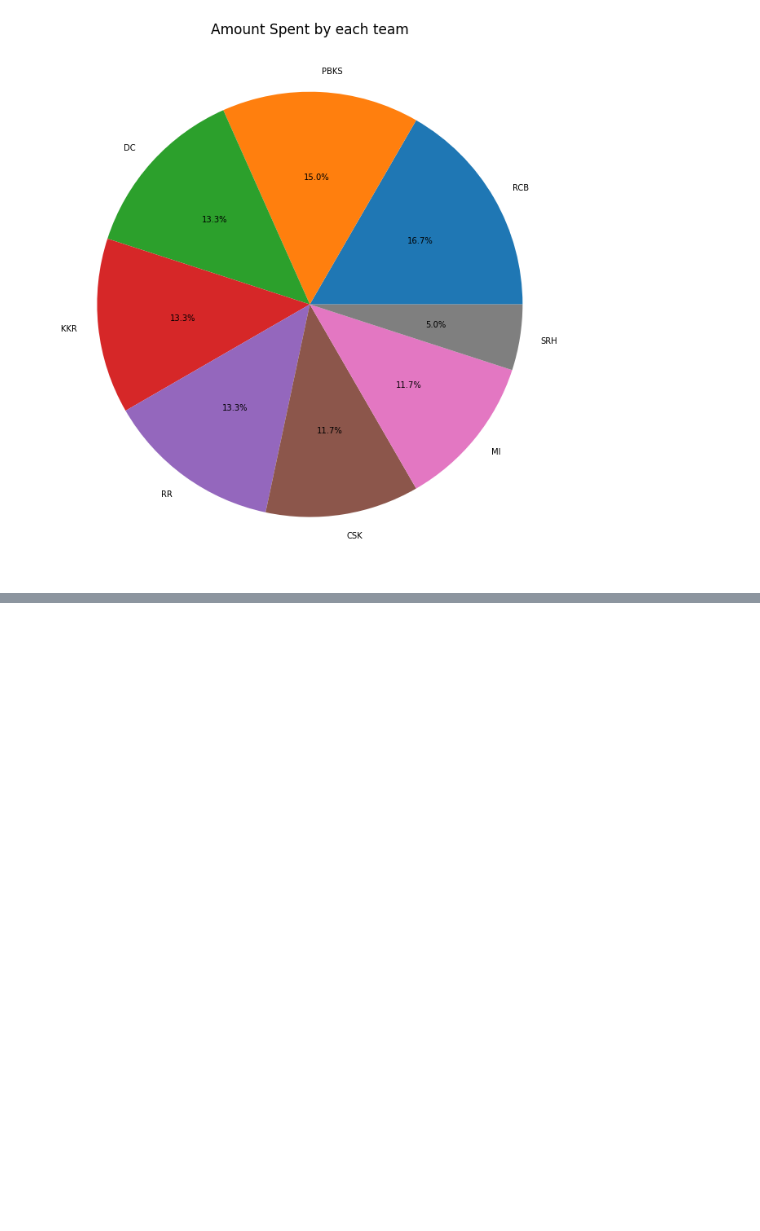
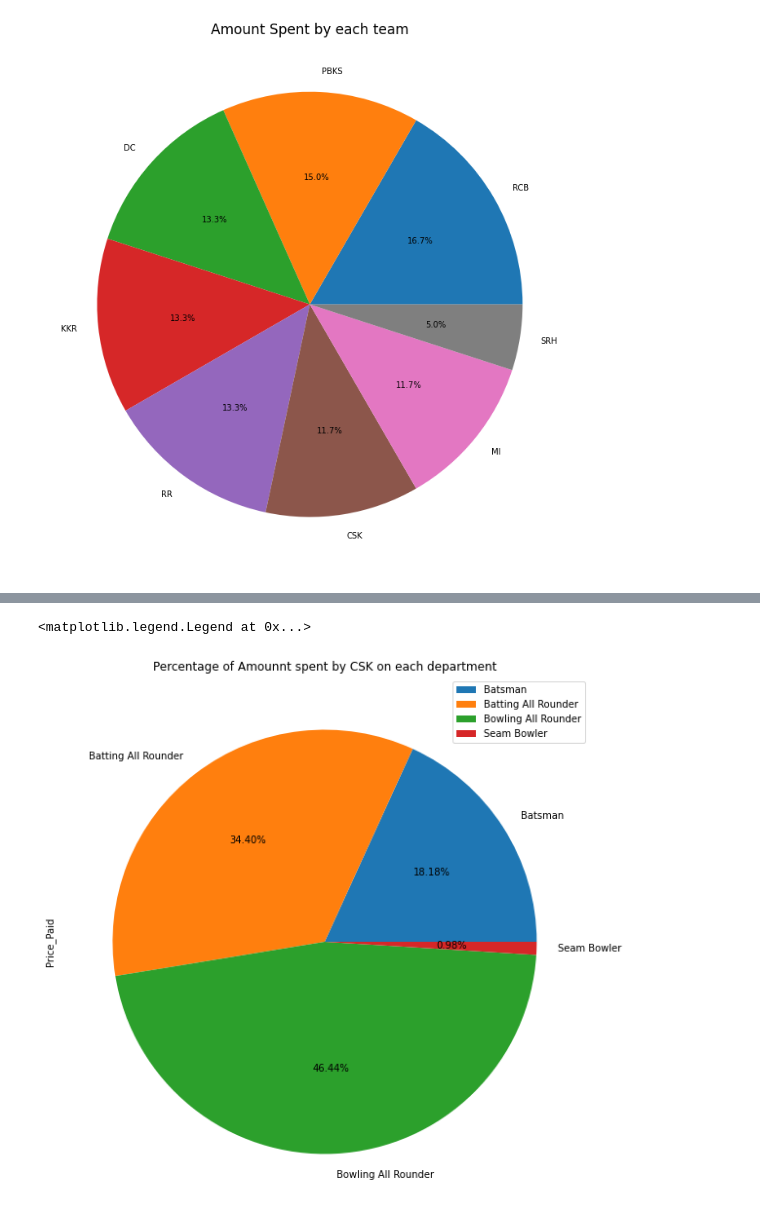
Before and after one commit to pkar151001/Project1_IPL, a Jupyter notebook: #Project_IPL_1.ipynb, the cells around one changed output, grey strips where cells are left out. Saved outputs shown, nothing was run; the diff lists cells and outputs as text; code cells hidden in the pictures; blank space fills up the shorter version.

```diff
--- a/#Project_IPL_1.ipynb
+++ b/#Project_IPL_1.ipynb
@@ -74,3 +39,3 @@ memory usage: 5.8+ KB
 # %%
-data2=pd.read_csv("./PROJECT_IPL_1_Edited.csv")
+data=pd.read_csv("./PROJECT_IPL_1_Edited.csv")
 # %%
@@ -120 +67,3 @@ data2.rename(columns={'Player Name':'Player_Name','Base Price (in Lakhs Rupees)'
+# %%
+data.loc[data["Role"] == "Fast Bowler", "Role"] = "Seam Bowler"
 # %%
@@ -152,2 +103,3 @@ Text(0.5, 1.0, 'Amount Spent by each team')
 # %%
-gro=data2.groupby('Bought by')
+csk=data.groupby('Bought_by').get_group('CSK')
+csk
@@ -154,2 +114,0 @@ gro=data2.groupby('Bought by')
-# %%
-csk=gro.get_group('CSK')
@@ -183,0 +228,7 @@ Name: Price Paid (in Lakhs Rupees), dtype: int64
+# %%
+#Amount Distribution - Pie Chart Visualization
+
+csk.groupby(['Role']).sum().plot(kind='pie', y='Price_Paid', autopct="%.2f%%", figsize=(20,10), title="Percentage of Amounnt spent by CSK on each department").legend(loc='upper right')
+# %% [output]
+<matplotlib.legend.Legend at 0x...>
+[figure, added]
```
Also changed, not shown: parts of 188 cells of this notebook, 1 other file.
